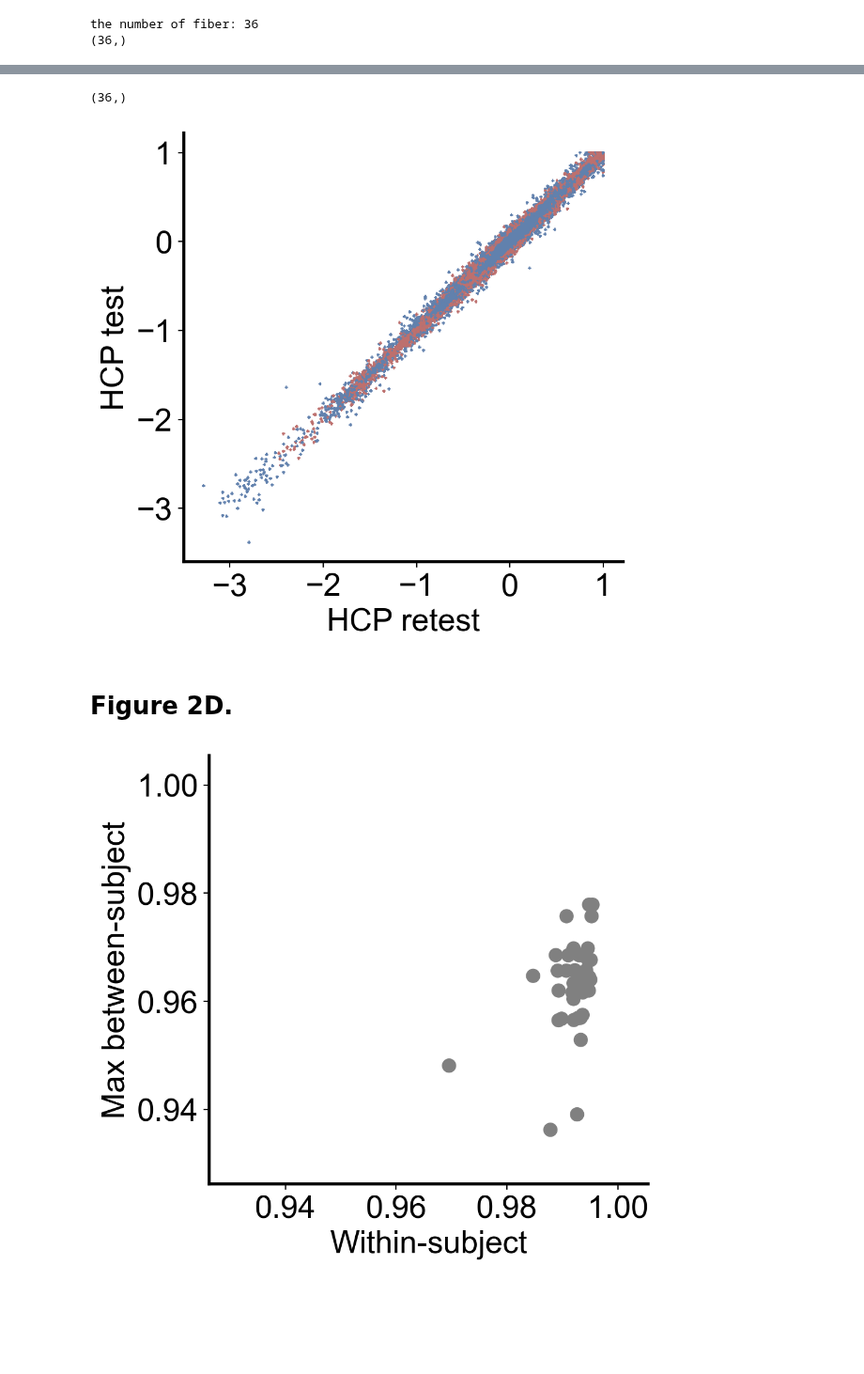
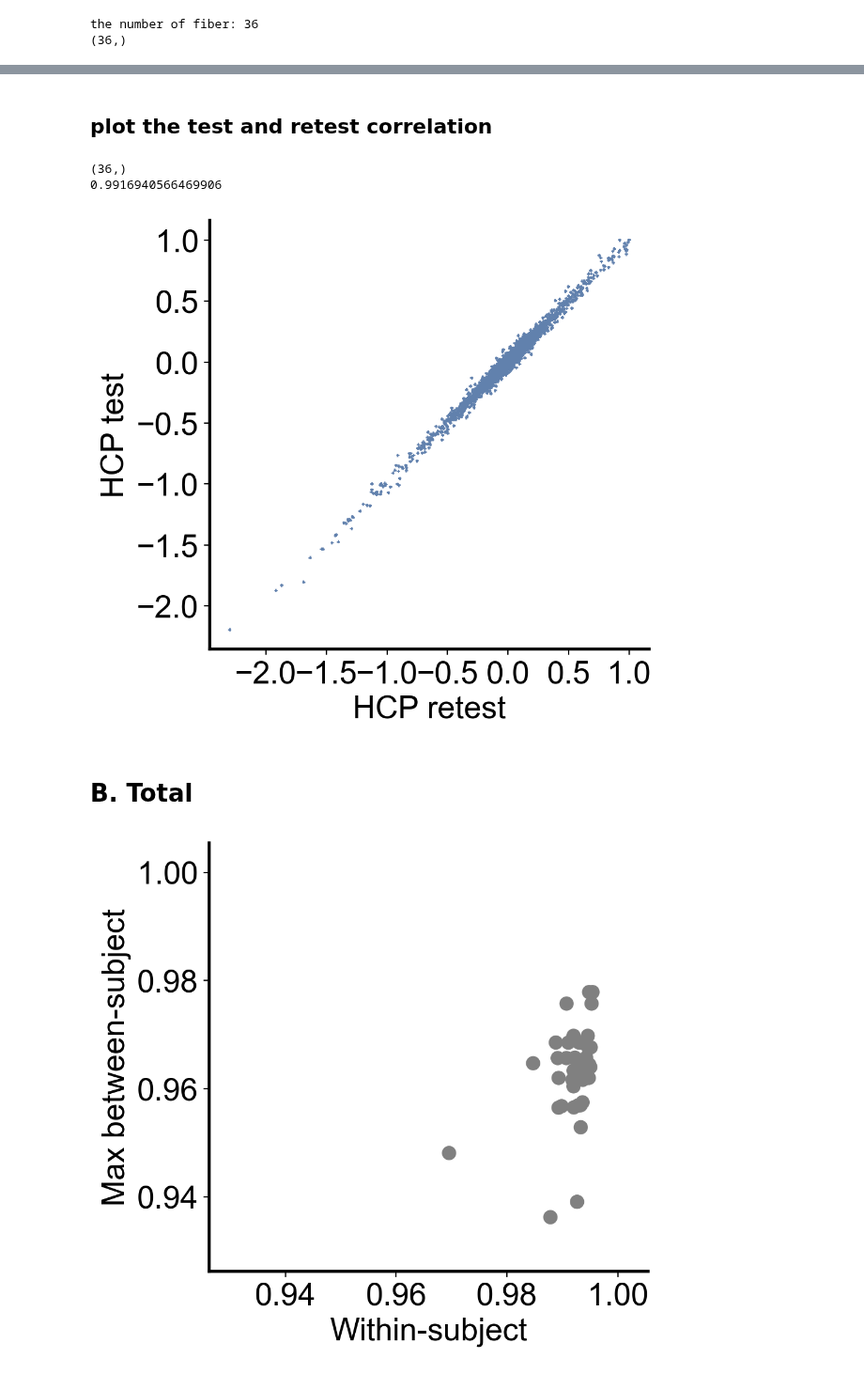
Before and after one commit to FANLabCASIA/D_TGC_tract-geometry-coupling, a Jupyter notebook: figure2_TestRetest.ipynb, the cells around one changed output, grey strips where cells are left out. Shown at 94% size. Drawn from its saved outputs; the diff is of its cells as text; code cells hidden in the pictures; blank space fills up the shorter version.

Commit message:
2025.5: renew the test-retest results

```diff
--- a/figure2_TestRetest.ipynb
+++ b/figure2_TestRetest.ipynb
@@ -45,7 +45,7 @@ r_idx = np.array(r_idx)
 m_idx = np.array(m_idx)
 l_idx = l_idx-1
 r_idx = r_idx-1
-label_f = open('/n02dat01/users/dyli/Grad_data/support_data/fiber_name_ori_nonum_nohemi.txt', 'r')
+label_f = open('/n05dat/dyli/support_data/fiber_name_ori_nonum_nohemi.txt', 'r')
 label_name = label_f.readlines()
 label_name = [' '.join([i.strip() for i in price.strip().split('\n')]) for price in label_name]
 label_name_lm = [label_name[l_idx[i]] for i in range(len(l_idx))] + [label_name[m_idx[i]] for i in range(len(m_idx))]
@@ -75,0 +180,9 @@ Ref title: Functional connectome fingerprinting: identifying individuals using p
+# %%
+# read the sublist
+list_path = '/n08d03/atlas_group/lma/HCP_test_retest/sub_list.txt'
+with open( list_path, 'r' ) as f:
+    namelist = [ str( line.strip()) for line in f.readlines() ]
+print(len(namelist))
+
+for sub in namelist:
+    if not os.path.exists(f'/n04dat/dyli/multi/HCP_test_retest/test/{sub}/FP_{sub}_predict_by_200_group_whitemode_thr05_para_L.npy'): print(sub)
@@ -76,13 +319,15 @@ Ref title: Functional connectome fingerprinting: identifying individuals using p
+# %% [markdown]
+## plot the test and retest correlation
 # %%
 import pandas as pd
 import seaborn as sns
 
 # read the sublist
-list_path = '/n01dat01/dyli/multi/scripts/data_preprocess/sub_list/HCP_retest.txt'
+list_path = '/n08d03/atlas_group/lma/HCP_test_retest/sub_list.txt'
 with open( list_path, 'r' ) as f:
     namelist = [ str( line.strip()) for line in f.readlines() ]
 
-fiber_label_colormap = ['#bd706e', '#6181ad', '#bd706e', '#6181ad', '#6181ad']
+fiber_label_colormap = ['#6181ad', '#6181ad', '#6181ad', '#6181ad', '#6181ad']
 fiber_label = np.array([
               1,1,2,2,3,3,3,3,3,3,3,
               3,1,1,4,4,1,1,4,4,
@@ -91,53 +336,59 @@ fiber_label = np.array([
               2,2,1,1,3,2,2,2,2,2,
               2,2,2,2,2,2,2,5,5,5,
               5,5,5,5,5,5,5,5,5,5,
               5])
-fiber_label = fiber_label-1
+fiber_label = fiber_label-1 # (71,)
 fiber_label_lm = np.array(list(fiber_label[l_idx]) + list(fiber_label[m_idx]))
-print(fiber_label_lm.shape)
+print(fiber_label_lm.shape) # (36,)
 palette_fiber = [fiber_label_colormap[fiber_label_lm[i]] for i in range(len(label_name_lm))]
 
 plt.figure(figsize=(5, 5),dpi=200)
 
+sub = '103818'
+
 _x = np.array([int(35-i) for i in range(36)])
 np.random.shuffle(_x)
+r_f = np.zeros(36)
 for fiberi in list(_x):
-    corr_pair = np.zeros((2, len(namelist)*200))
-    for i,sub in enumerate(namelist):
-        para1 = np.load(f'/n01dat01/dyli/multi/HCP_test_retest/test/{sub}/FP_{sub}_predict_by_200_group_{surface_name}mode_para_L.npy')
-        para2 = np.load(f'/n01dat01/dyli/multi/HCP_test_retest/retest/{sub}/FP_{sub}_predict_by_200_group_{surface_name}mode_para_L.npy')
-        # normalization
-        para1 = para1/np.max(para1, axis=0)
-        para2 = para2/np.max(para2, axis=0)
-        # choose the fiber
-        para1 = para1[:, fiberi]
-        para2 = para2[:, fiberi]
-        # data for plot
-        corr_pair[0, i*200:(i+1)*200] = para1
-        corr_pair[1, i*200:(i+1)*200] = para2
+    corr_pair = np.zeros((2, 200))
+    para1 = np.load(f'/n04dat/dyli/multi/HCP_test_retest/test/{sub}/FP_{sub}_predict_by_200_group_whitemode_thr05_para_L.npy') # white
+    para2 = np.load(f'/n04dat/dyli/multi/HCP_test_retest/retest/{sub}/FP_{sub}_predict_by_200_group_whitemode_thr05_para_L.npy') # white
+    # normalization
+    para1 = para1/np.max(para1, axis=0)
+    para2 = para2/np.max(para2, axis=0)
+    # choose the fiber
+    para1 = para1[:, fiberi]
+    para2 = para2[:, fiberi]
+    # data for plot
+    corr_pair[0, :] = para1
+    corr_pair[1, :] = para2
 
     plt.scatter(corr_pair[0,:],
                 corr_pair[1,:],
                 s=1,
                 marker='+',
-                c=[f'{palette_fiber[fiberi]}' for i in range(len(namelist)*200)],
+                c=[f'{palette_fiber[fiberi]}' for i in range(200)],
                 linewidths=[2])
-
+    r_f[fiberi] = (np.corrcoef(para1, para2)[0,1])
+print(np.mean(r_f))
 ax1 = plt.gca()
+# plt.ylim([np.min(corr_pair)-0.01,np.max(corr_pair)+0.01])
+# plt.xlim([np.min(corr_pair)-0.01,np.max(corr_pair)+0.01])
 plt.yticks(fontsize=20)
 plt.xticks(fontsize=20)
 plt.ylabel('HCP test', fontsize=20)
 plt.xlabel('HCP retest', fontsize=20)
 ax1.spines['top'].set_visible(False)
 ax1.spines['right'].set_visible(False)
 ax1.spines['bottom'].set_linewidth('2.0')
 ax1.spines['left'].set_linewidth('2.0')
 plt.show()
 # %% [output]
 (36,)
+0.9916940566469906
-[figure, old version]
+[figure, new version]
-# %% [markdown]
-# Figure 2D.
+# %% [markdown]
+# B. Total
 # %%
 import pandas as pd
 import seaborn as sns
```
Also changed, not shown: parts of 17 cells of this notebook.
